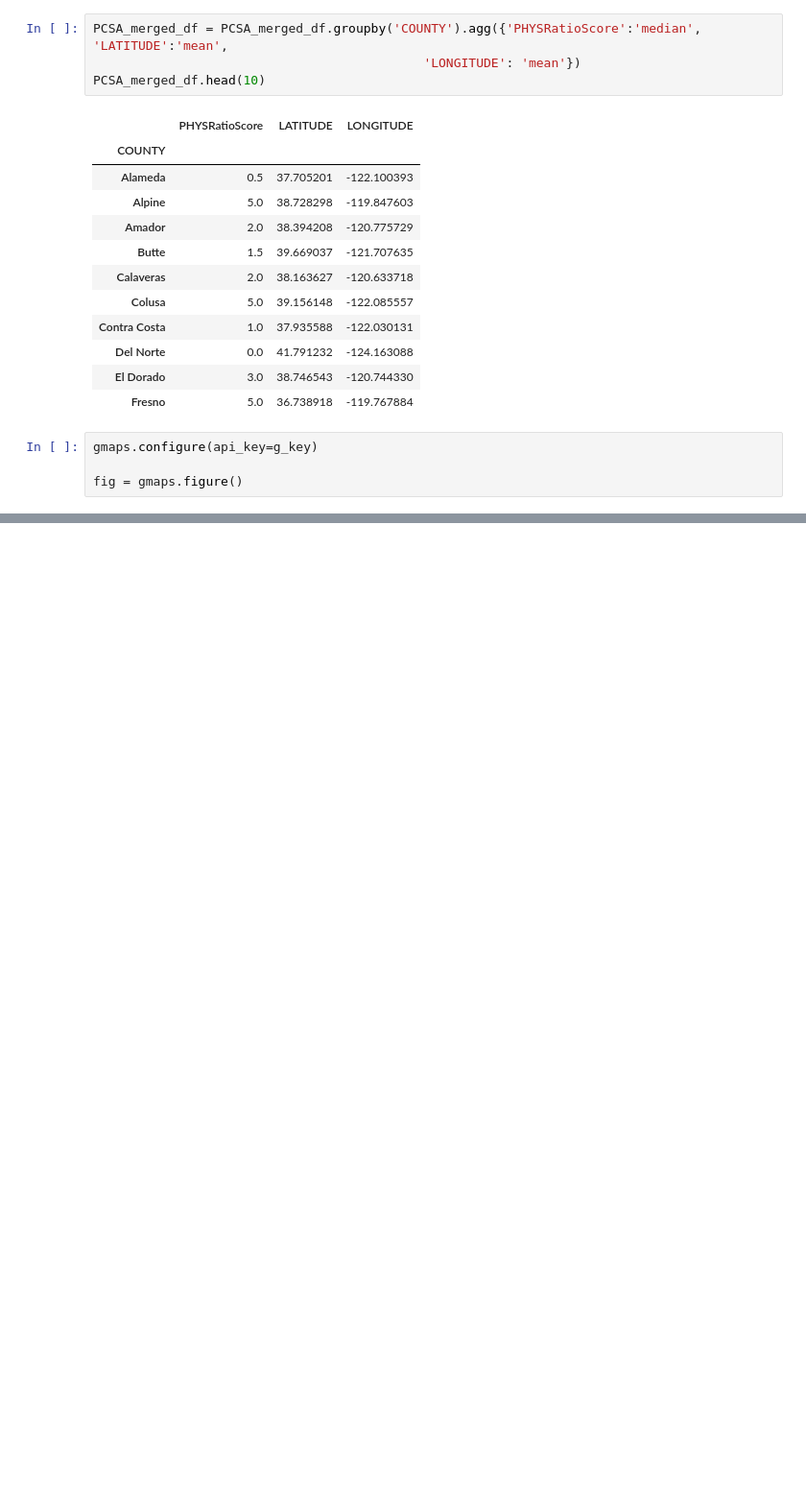
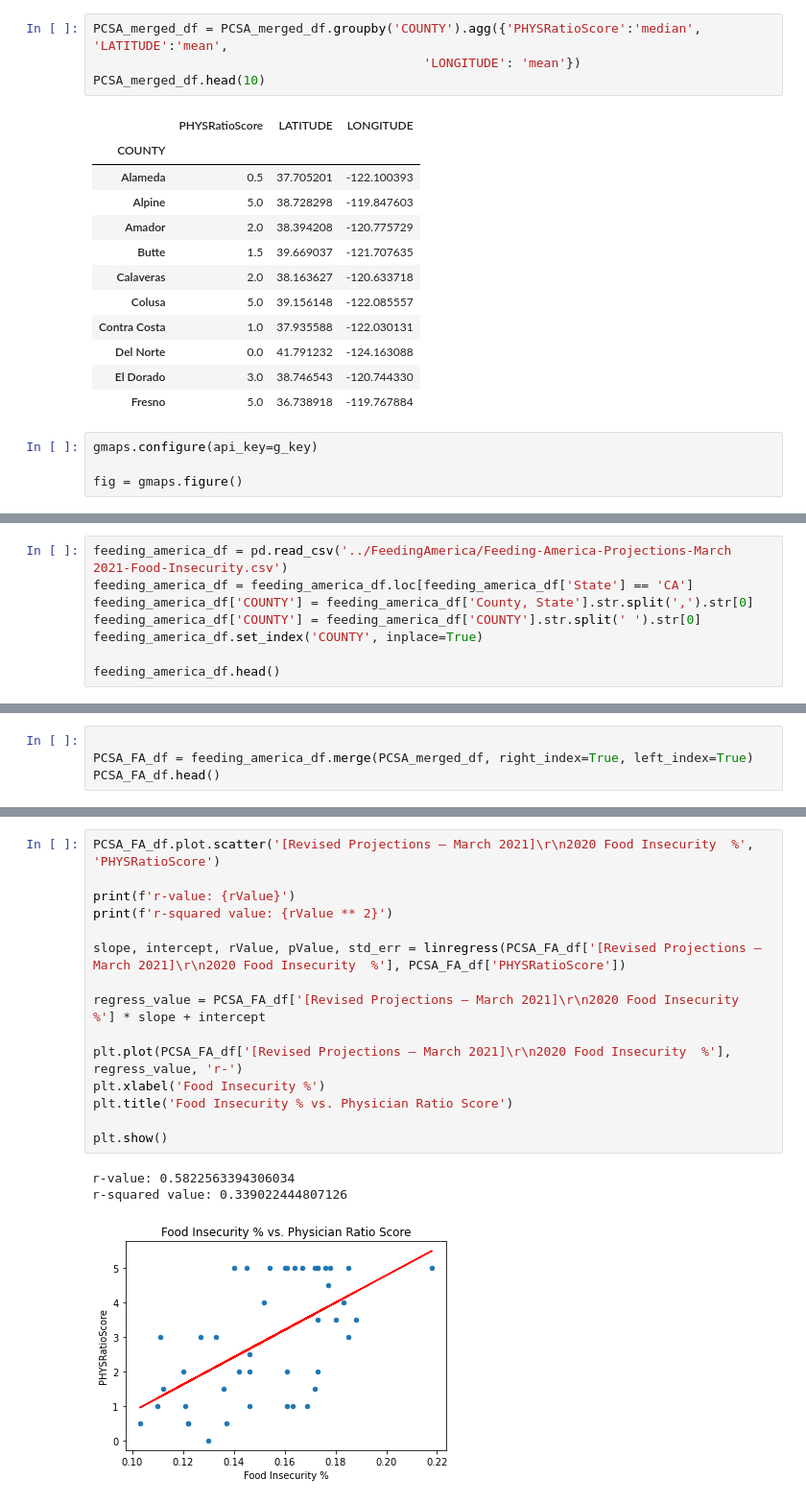
Before and after one commit to Data-Analytics-Project-1/Project-1, a Jupyter notebook: PrimaryCareShortageAreas/PCSAAnalysis.ipynb, the cells around one changed output, grey strips where cells are left out. Shown: that part at 96% size. Drawn from its saved outputs; the diff is of its cells as text; blank space fills up the shorter version.

Commit message:
Add scatterplot comparing Food Insecurity and PCSA Shortage

```diff
--- a/PrimaryCareShortageAreas/PCSAAnalysis.ipynb
+++ b/PrimaryCareShortageAreas/PCSAAnalysis.ipynb
@@ -91,3 +93,11 @@ fig.add_layer(heat_layer)
 fig
 # %% [output]
 [interactive output not drawn]
+# %%
+feeding_america_df = pd.read_csv('../FeedingAmerica/Feeding-America-Projections-March 2021-Food-Insecurity.csv')
+feeding_america_df = feeding_america_df.loc[feeding_america_df['State'] == 'CA']
+feeding_america_df['COUNTY'] = feeding_america_df['County, State'].str.split(',').str[0]
+feeding_america_df['COUNTY'] = feeding_america_df['COUNTY'].str.split(' ').str[0]
+feeding_america_df.set_index('COUNTY', inplace=True)
+
+feeding_america_df.head()
@@ -93,0 +112,4 @@ fig
+# %%
+
+PCSA_FA_df = feeding_america_df.merge(PCSA_merged_df, right_index=True, left_index=True)
+PCSA_FA_df.head()
@@ -93,0 +125,19 @@ fig
+# %%
+PCSA_FA_df.plot.scatter('[Revised Projections – March 2021]\r\n2020 Food Insecurity  %', 'PHYSRatioScore')
+
+print(f'r-value: {rValue}')
+print(f'r-squared value: {rValue ** 2}')
+
+slope, intercept, rValue, pValue, std_err = linregress(PCSA_FA_df['[Revised Projections – March 2021]\r\n2020 Food Insecurity  %'], PCSA_FA_df['PHYSRatioScore'])
+
+regress_value = PCSA_FA_df['[Revised Projections – March 2021]\r\n2020 Food Insecurity  %'] * slope + intercept
+
+plt.plot(PCSA_FA_df['[Revised Projections – March 2021]\r\n2020 Food Insecurity  %'], regress_value, 'r-')
+plt.xlabel('Food Insecurity %')
+plt.title('Food Insecurity % vs. Physician Ratio Score')
+
+plt.show()
+# %% [output]
+r-value: 0.5822563394306034
+r-squared value: 0.339022444807126
+[figure, added]
```
Also changed, not shown: parts of 3 cells of this notebook.
